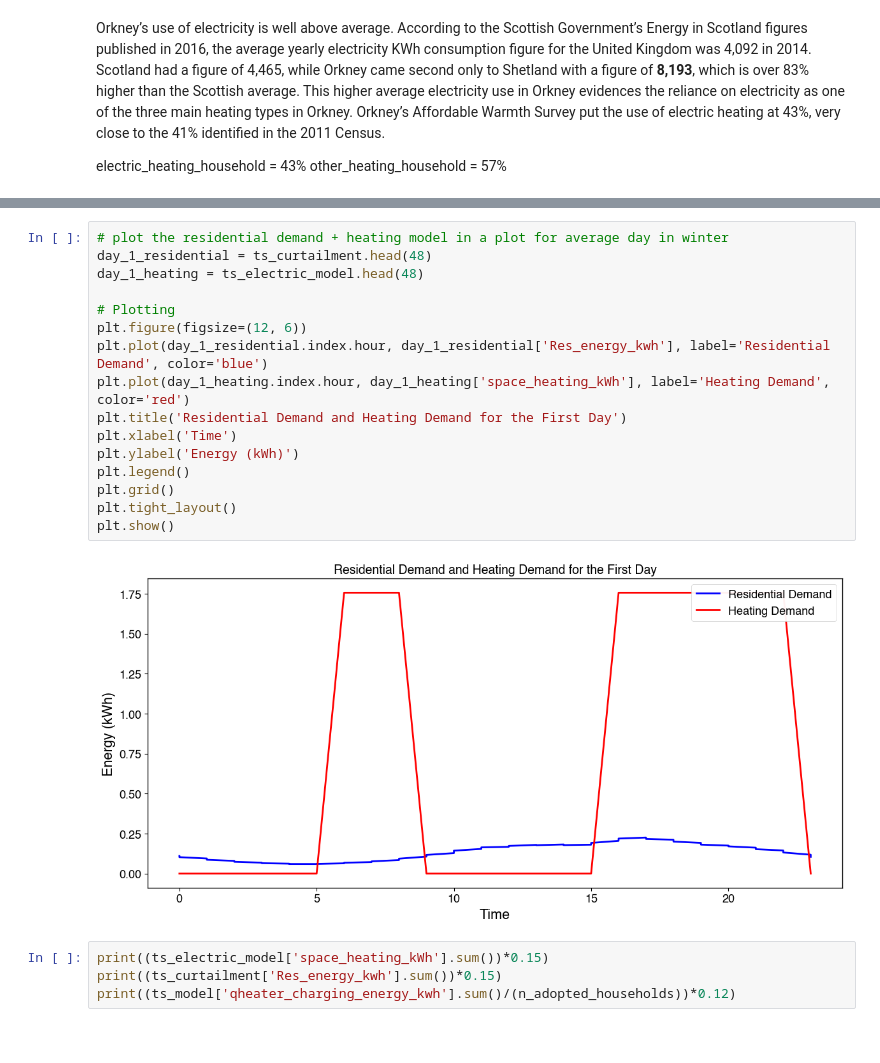
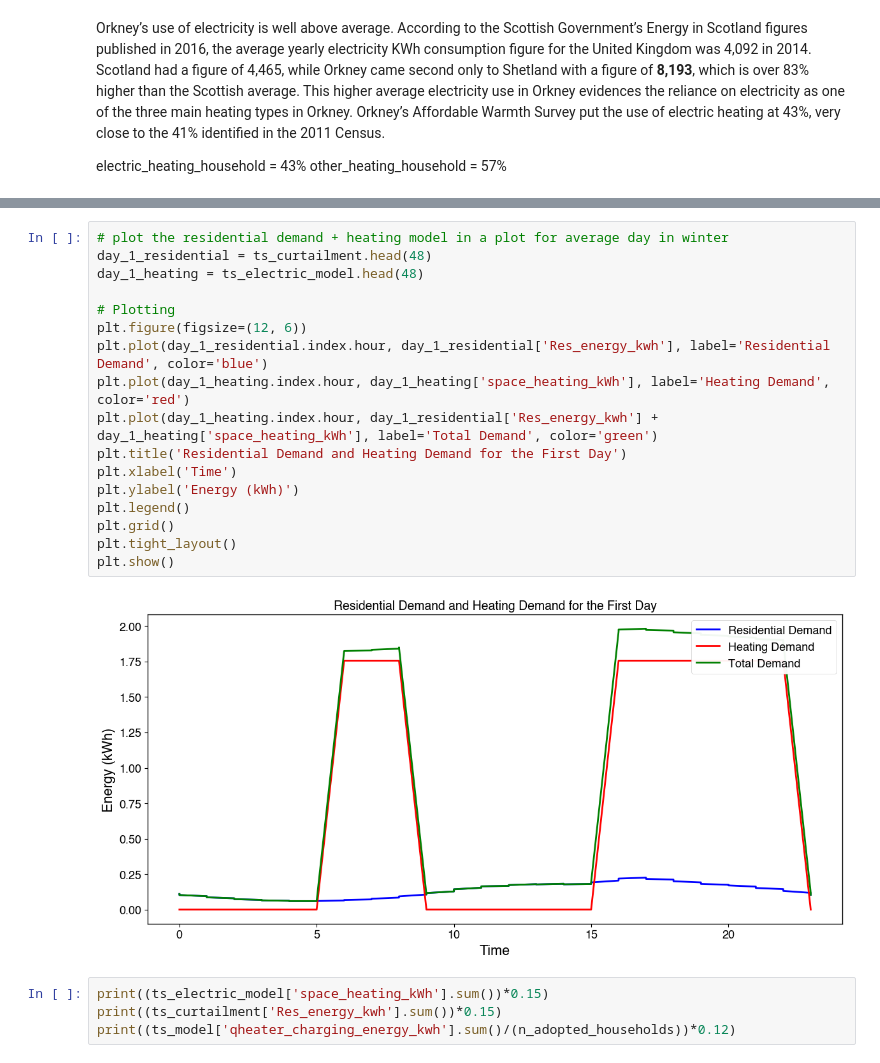
Before and after one commit to ryanabsar/AIB-Capstone-Project, a Jupyter notebook: 02_notebooks/94_Curtailment_v2.ipynb, the cells around one changed output, grey strips where cells are left out. Drawn from its saved outputs; the diff is of its cells as text.

```diff
--- a/02_notebooks/94_Curtailment_v2.ipynb
+++ b/02_notebooks/94_Curtailment_v2.ipynb
@@ -154,21 +156,22 @@ for i in tqdm.tqdm(range(len(ts_electric_model))):
 # %%
 # plot the residential demand + heating model in a plot for average day in winter
 day_1_residential = ts_curtailment.head(48)
 day_1_heating = ts_electric_model.head(48)
 
 # Plotting
 plt.figure(figsize=(12, 6))
 plt.plot(day_1_residential.index.hour, day_1_residential['Res_energy_kwh'], label='Residential Demand', color='blue')
 plt.plot(day_1_heating.index.hour, day_1_heating['space_heating_kWh'], label='Heating Demand', color='red')
+plt.plot(day_1_heating.index.hour, day_1_residential['Res_energy_kwh'] + day_1_heating['space_heating_kWh'], label='Total Demand', color='green')
 plt.title('Residential Demand and Heating Demand for the First Day')
 plt.xlabel('Time')
 plt.ylabel('Energy (kWh)')
 plt.legend()
 plt.grid()
 plt.tight_layout()
 plt.show()
 # %% [output]
-[figure, old version]
+[figure, new version]
 # %%
 print((ts_electric_model['space_heating_kWh'].sum())*0.15)
 print((ts_curtailment['Res_energy_kwh'].sum())*0.15)
```
Also changed, not shown: parts of 16 cells of this notebook, 4 other files.
